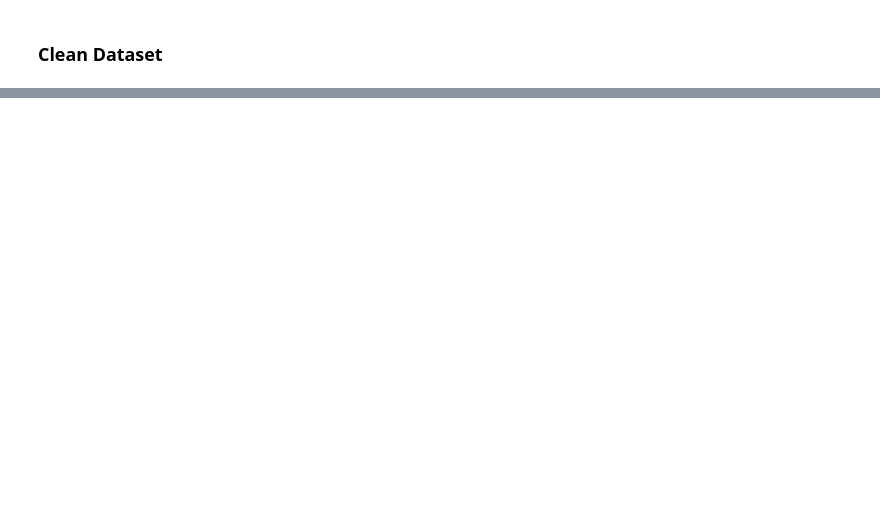
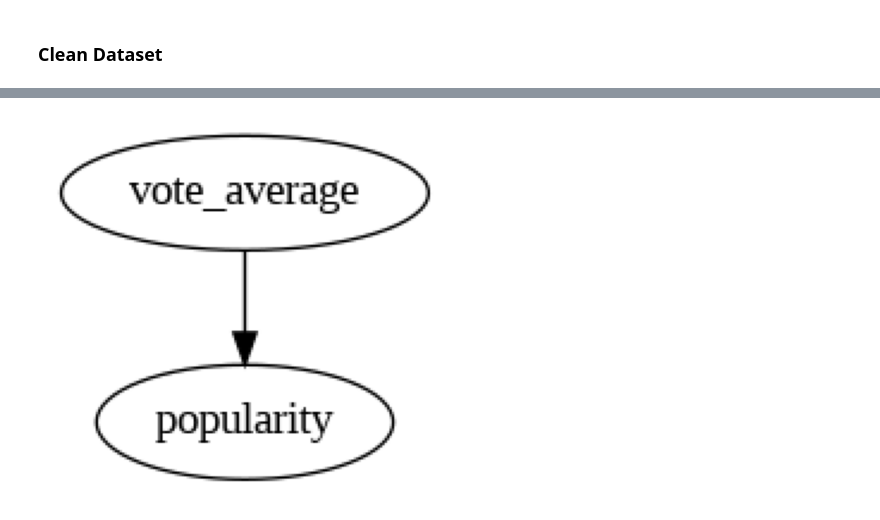
Before and after one commit to als1379/Movies-Analysis, a Jupyter notebook: MovieAnalysis.ipynb, the cells around one changed output, grey strips where cells are left out. Cells and saved outputs as stored; diff of their text form; code cells hidden in the pictures; blank space fills up the shorter version.

```diff
--- a/MovieAnalysis.ipynb
+++ b/MovieAnalysis.ipynb
@@ -418,0 +469,25 @@ inference = VariableElimination(model)
+# %%
+manual_model_2 = BayesianNetwork([
+    ('vote_average', 'popularity'),
+])
+
+# Fit the model
+manual_model_2.fit(movie_dataset, estimator=MaximumLikelihoodEstimator)
+
+# Perform inference
+inference_manual_model_2 = VariableElimination(manual_model_2)
+
+model_graphviz = manual_model_2.to_graphviz()
+
+# Plot the model.
+model_graphviz.draw("network_manual_model_2.png", prog="dot")
+
+# Open the image
+img = Image.open("network_manual_model_2.png")
+
+# Show the image using matplotlib
+plt.imshow(img)
+plt.axis('off') # Hide axes
+plt.show()
+# %% [output]
+[figure, added]
```
Also changed, not shown: parts of 27 cells of this notebook.
